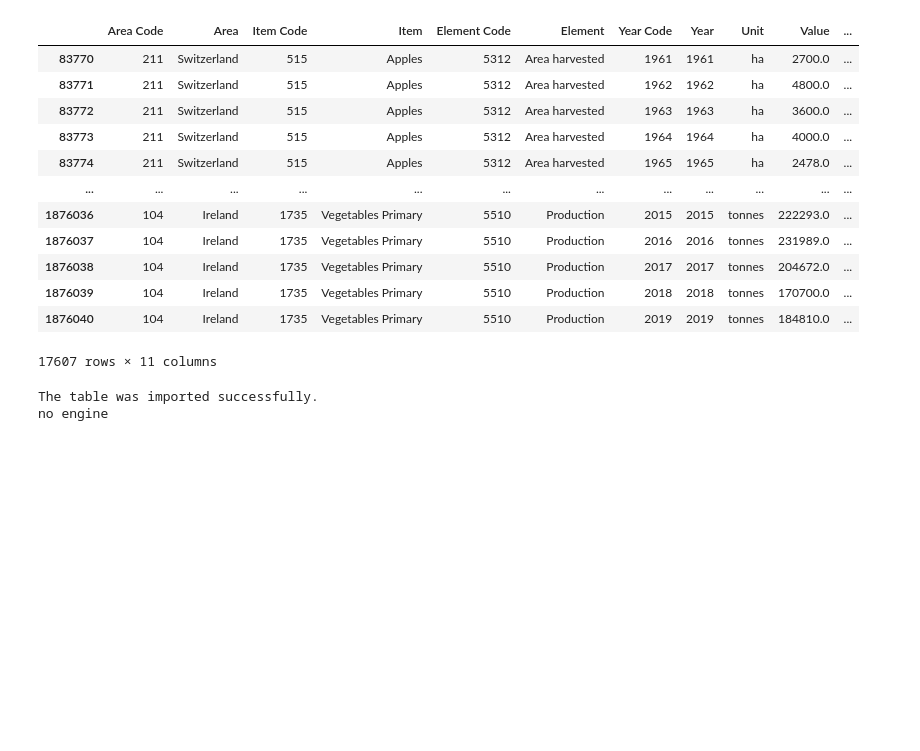
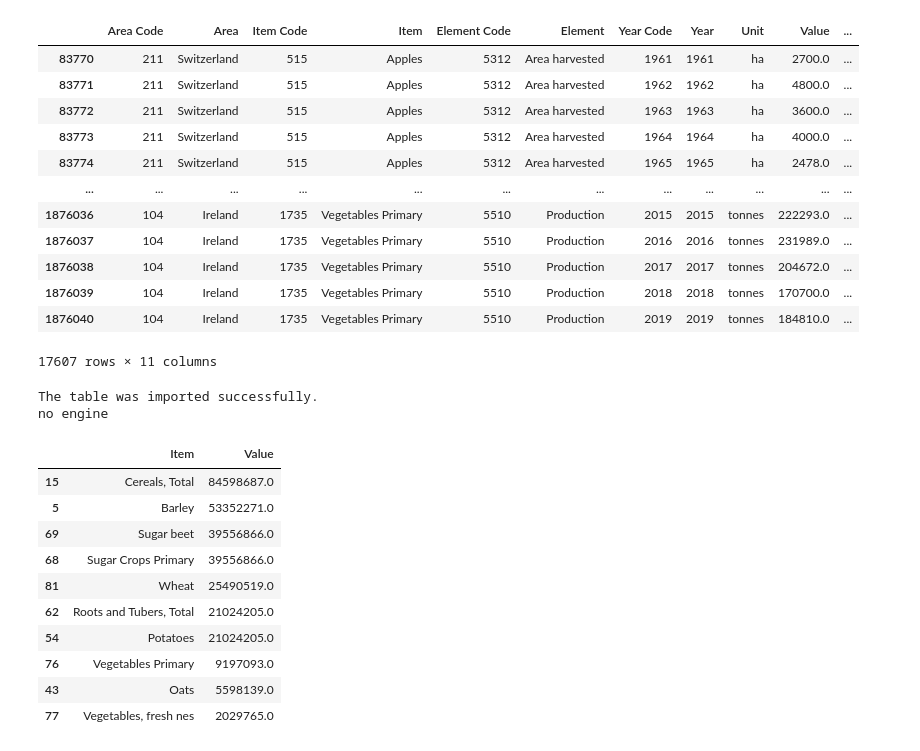
Before and after one commit to ElnazSaeidi/capstone-project-AEJS, a Jupyter notebook: Ella.ipynb, the cells around one changed output. Cells and saved outputs as stored; diff of their text form; code cells hidden in the pictures; blank space fills up the shorter version.

```diff
--- a/Ella.ipynb
+++ b/Ella.ipynb
@@ -925,3 +968,31 @@ if engine!=None:
 # %% [output]
 The table was imported successfully.
 no engine
+# %%
+
+ireland_crops_pro = df_crops_all[
+    (df_crops_all['Area'] == 'Ireland') &
+    (df_crops_all['Element'] == 'Production') &
+    (df_crops_all['Year'].between(1980, 2019))
+]
+
+crop_grouped_pro_ir = ireland_crops_pro.groupby('Item')['Value'].sum().reset_index()
+
+# Sort the data in descending order based on total production
+sorted_crops_pro_ir = crop_grouped_pro_ir.sort_values(by='Value', ascending=False)
+
+top_10_crops_pro_ir = sorted_crops_pro_ir.head(10)
+
+top_10_crops_pro_ir
+# %% [output]
+|  | Item | Value |
+| 15 | Cereals, Total | 84598687.0 |
+| 5 | Barley | 53352271.0 |
+| 69 | Sugar beet | 39556866.0 |
+| 68 | Sugar Crops Primary | 39556866.0 |
+| 81 | Wheat | 25490519.0 |
+| 62 | Roots and Tubers, Total | 21024205.0 |
+| 54 | Potatoes | 21024205.0 |
+| 76 | Vegetables Primary | 9197093.0 |
+| 43 | Oats | 5598139.0 |
+| 77 | Vegetables, fresh nes | 2029765.0 |
```
Also changed, not shown: parts of 6 cells of this notebook, 2 other files.
